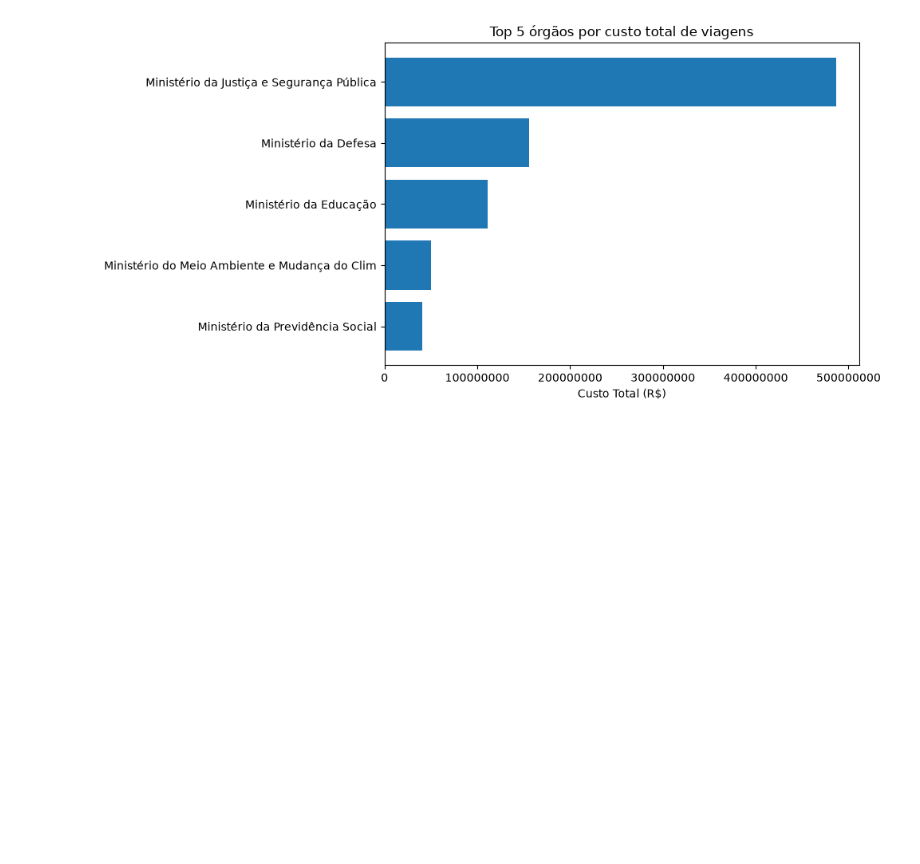
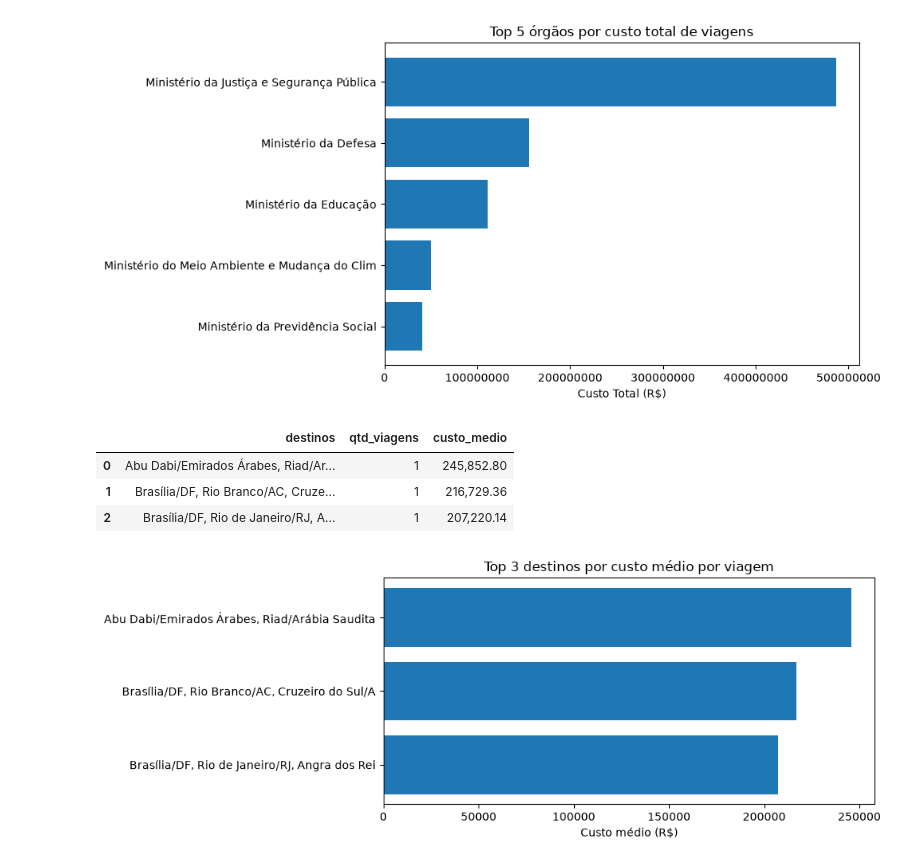
Before and after one commit to jhenrique131/M-dulo-1---Projeto-de-Recupera-o, a Jupyter notebook: 3_analise.ipynb, the cells around one changed output. Cells and saved outputs as stored; diff of their text form; code cells hidden in the pictures; blank space fills up the shorter version.

```diff
--- a/3_analise.ipynb
+++ b/3_analise.ipynb
@@ -47,3 +47,28 @@ grafico_barras(q1, "nome_orgao_superior", "custo_total",
 | 3 | Ministério do Meio Ambiente e Mud... | 19413 | 49,697,710.16 |
 | 4 | Ministério da Previdência Social | 8190 | 40,417,309.06 |
 [figure]
+# %%
+# 2 - Quais os 3 destinos com maior custo médio por viagem?
+SQL_Q2 = """
+SELECT
+    destinos,
+    count(*) as qtd_viagens,
+    avg(valor_total) as custo_medio
+FROM
+silver_viagem
+where
+destinos is not null
+group by destinos
+order by custo_medio desc
+limit 3
+"""
+q2 = consulta(SQL_Q2)
+display(q2)
+grafico_barras(q2, "destinos", "custo_medio",
+               "Top 3 destinos por custo médio por viagem", "Custo médio (R$)")
+# %% [output]
+|  | destinos | qtd_viagens | custo_medio |
+| 0 | Abu Dabi/Emirados Árabes, Riad/Ar... | 1 | 245,852.80 |
+| 1 | Brasília/DF, Rio Branco/AC, Cruze... | 1 | 216,729.36 |
+| 2 | Brasília/DF, Rio de Janeiro/RJ, A... | 1 | 207,220.14 |
+[figure, added]
```
